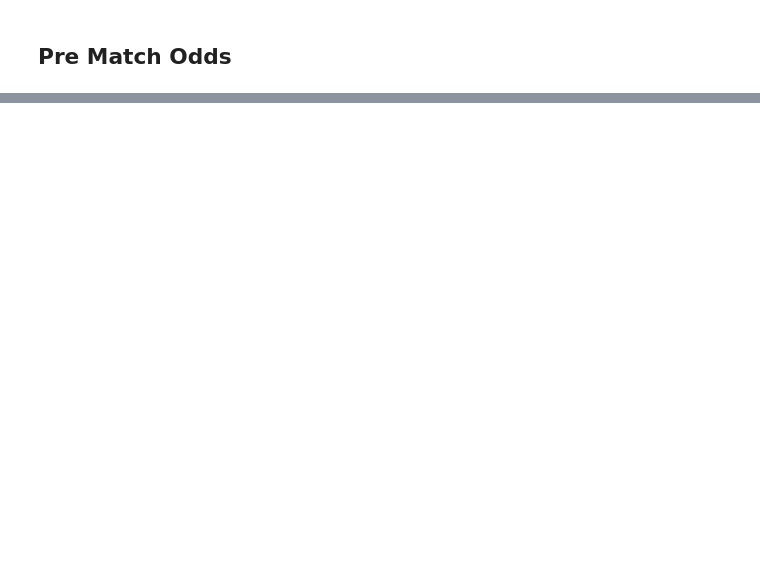
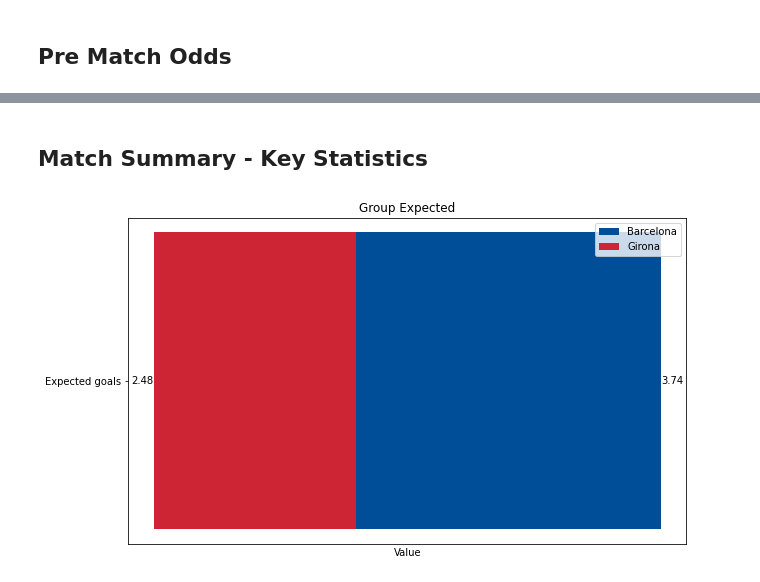
Before and after one commit to Football-Analytics-UCU/Girona, a Jupyter notebook: Barcelona-Girona.ipynb, the cells around one changed output, grey strips where cells are left out. Cells and saved outputs as stored; diff of their text form; code cells hidden in the pictures; blank space fills up the shorter version.

```diff
--- a/Barcelona-Girona.ipynb
+++ b/Barcelona-Girona.ipynb
@@ -26,0 +33,2 @@ jupyter: python3
+# %% [markdown]
+## Match Summary - Key Statistics
@@ -26,0 +79,4 @@ jupyter: python3
+# %%
+show_stats_data(match_statistics['0']['statistics'][0])
+# %% [output]
+[figure, added]
```
Also changed, not shown: parts of 65 cells of this notebook, 32 other files.
